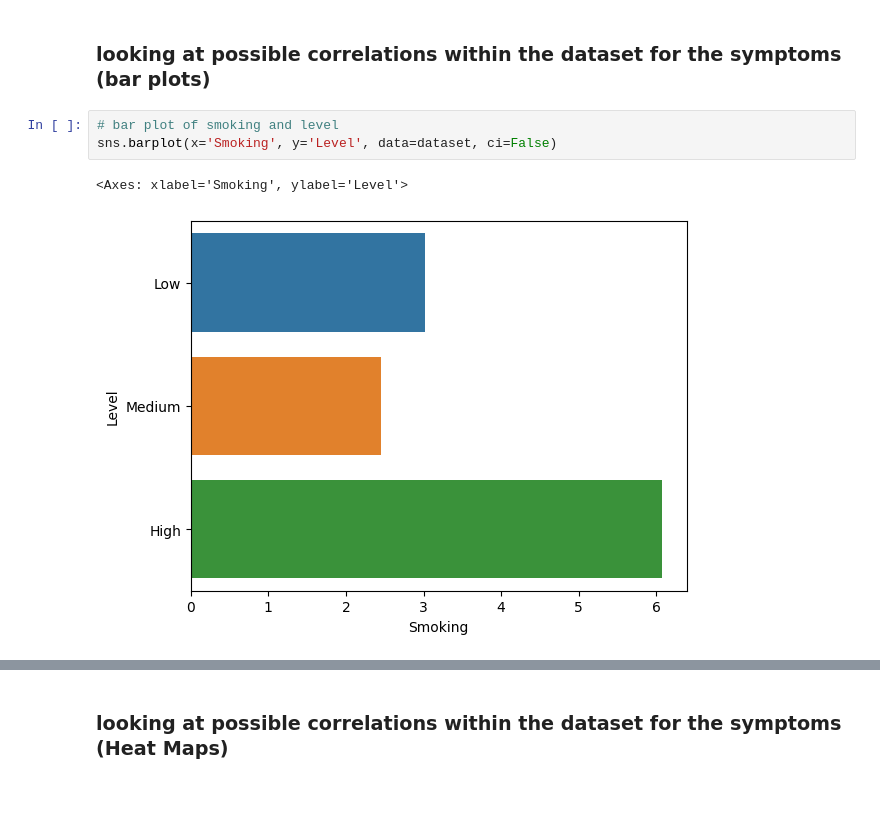
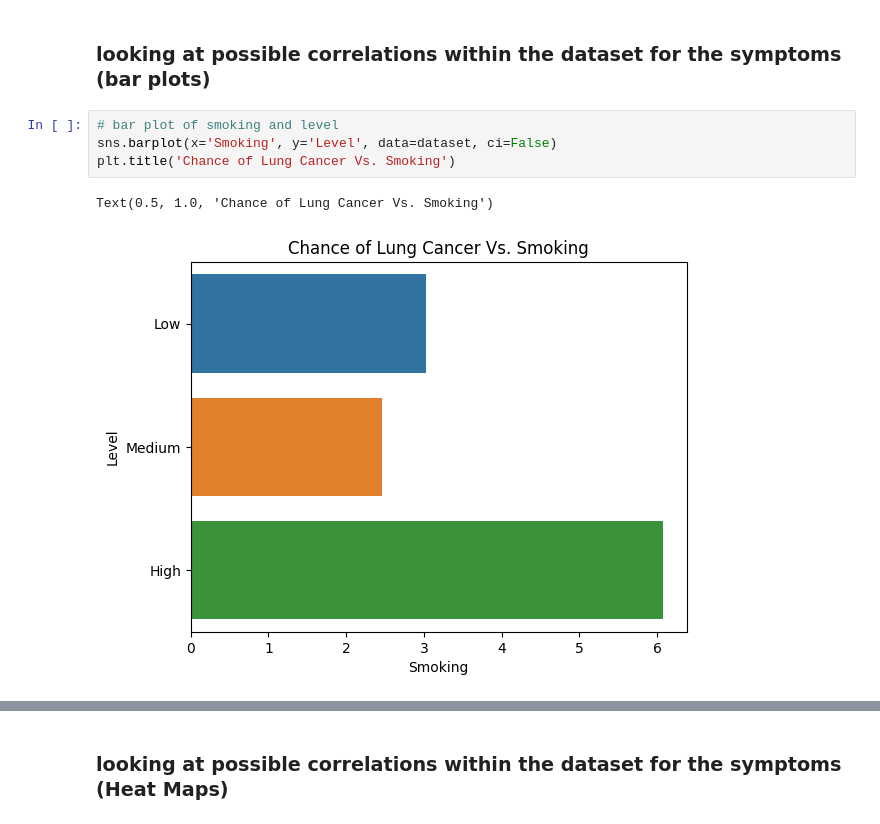
Before and after one commit to Graviton12/DS160_Final_Project_SZM, a Jupyter notebook: DS 160 Final Project SZM.ipynb, the cells around one changed output, grey strips where cells are left out. Drawn from its saved outputs; the diff is of its cells as text; blank space fills up the shorter version.

```diff
--- a/DS 160 Final Project SZM.ipynb
+++ b/DS 160 Final Project SZM.ipynb
@@ -189,9 +243,10 @@ sns.histplot(x='Balanced Diet', data=dataset, binwidth=1, color='green')
 # %%
 # bar plot of smoking and level
 sns.barplot(x='Smoking', y='Level', data=dataset, ci=False)
+plt.title('Chance of Lung Cancer Vs. Smoking')
 # %% [output]
-<Axes: xlabel='Smoking', ylabel='Level'>
+Text(0.5, 1.0, 'Chance of Lung Cancer Vs. Smoking')
-[figure, old version]
+[figure, new version]
 # %%
 # bar plot of passive smaoking and level
 sns.barplot(x='Passive Smoker', y='Level', data=dataset, ci=False)
```
Also changed, not shown: parts of 61 cells of this notebook.
